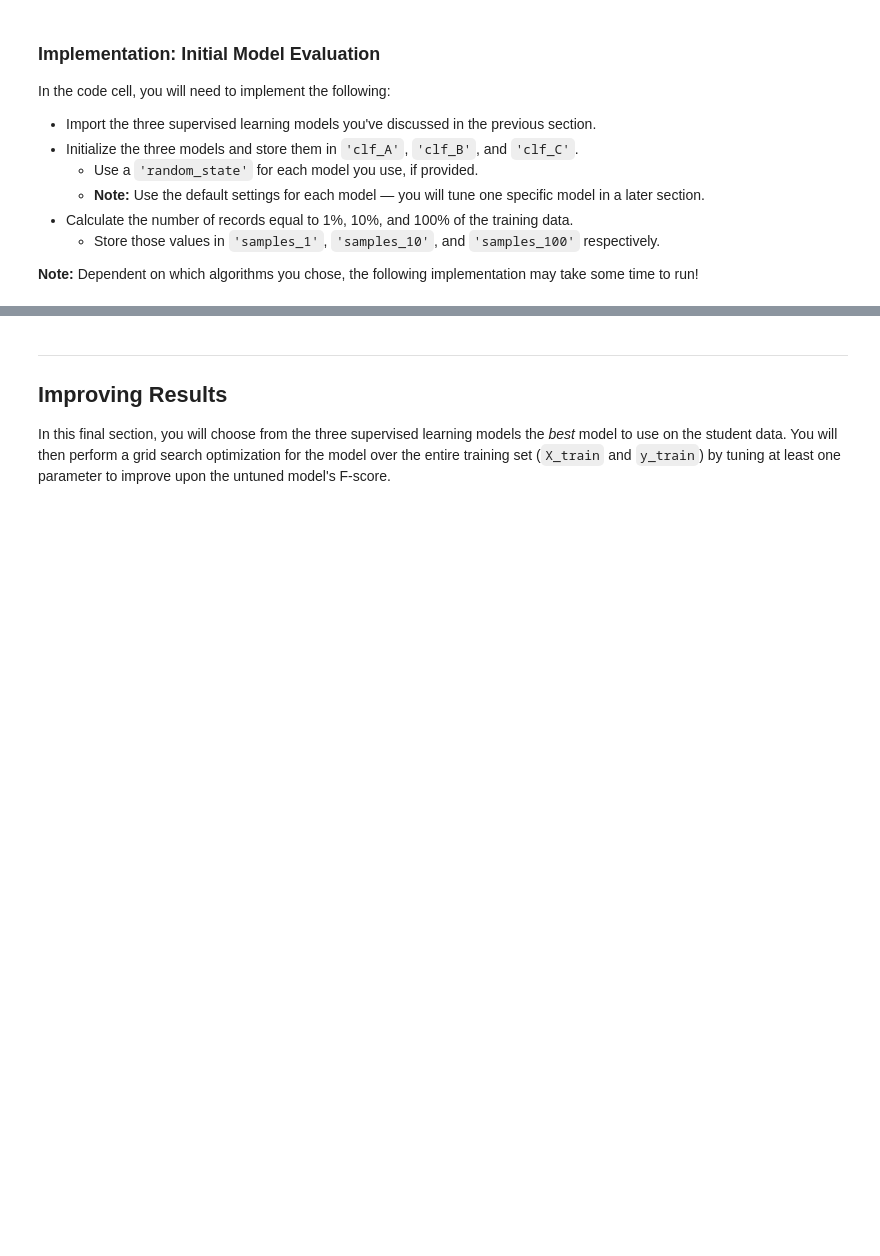
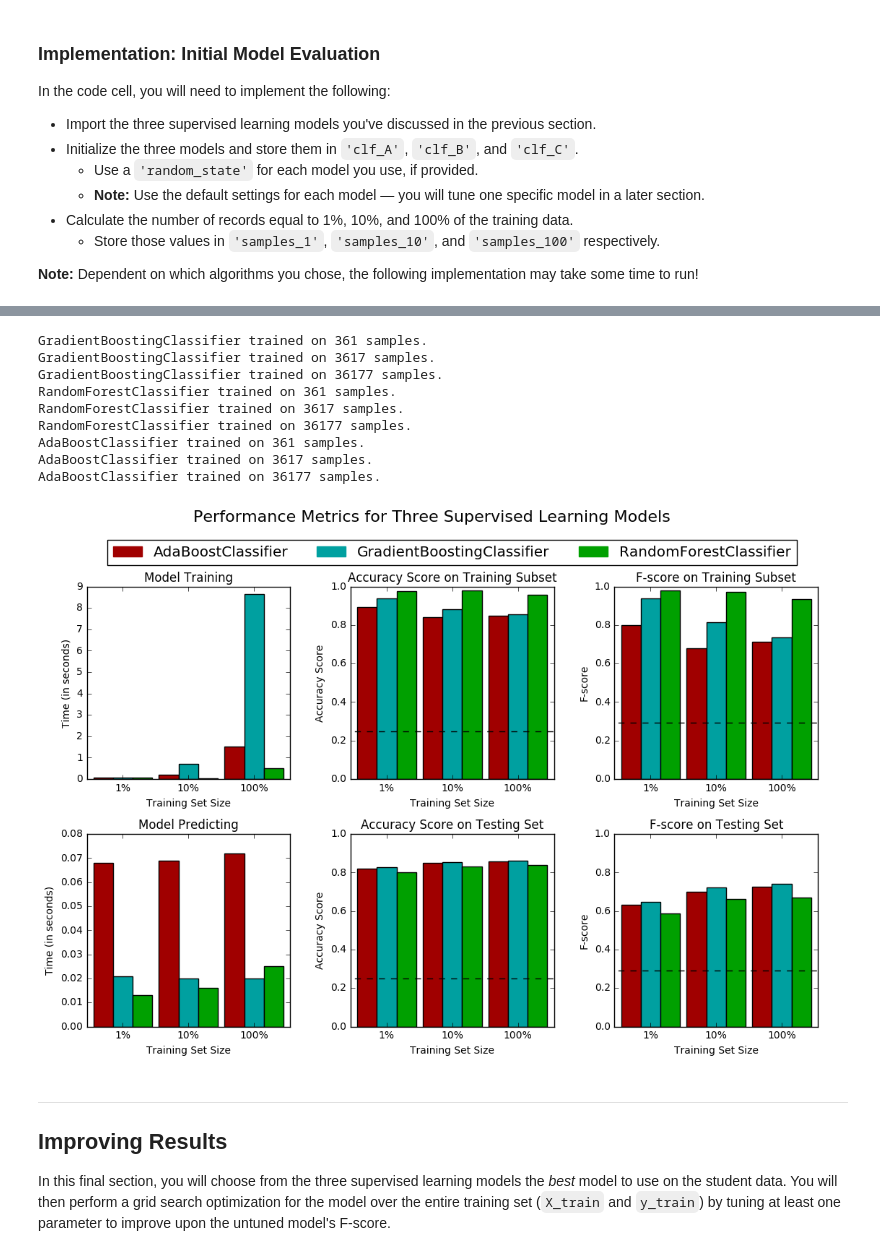
Before and after one commit to finalelement/udacity_nd_ml, a Jupyter notebook: finding_donors/finding_donors.ipynb, the cells around one changed output, grey strips where cells are left out. Drawn from its saved outputs; the diff is of its cells as text; code cells hidden in the pictures; blank space fills up the shorter version.

```diff
--- a/finding_donors/finding_donors.ipynb
+++ b/finding_donors/finding_donors.ipynb
@@ -225,6 +279,10 @@ In the code block below, you will need to implement the following:
    - Make sure that you set the `beta` parameter!
 # %%
 # TODO: Import two metrics from sklearn - fbeta_score and accuracy_score
+from sklearn.metrics import fbeta_score, accuracy_score
+from time import time
+
+beta = 0.5
 
 def train_predict(learner, sample_size, X_train, y_train, X_test, y_test):
     '''
@@ -239,35 +297,38 @@ def train_predict(learner, sample_size, X_train, y_train, X_test, y_test):
 
     results = {}
 
+    X_train = X_train[:sample_size]
+    y_train = y_train[:sample_size]
+
     # TODO: Fit the learner to the training data using slicing with 'sample_size'
     start = time() # Get start time
-    learner = None
+    learner.fit(X_train,y_train)
     end = time() # Get end time
 
     # TODO: Calculate the training time
-    results['train_time'] = None
+    results['train_time'] = end - start
 
     # TODO: Get the predictions on the test set,
     #       then get predictions on the first 300 training samples
     start = time() # Get start time
-    predictions_test = None
-    predictions_train = None
+    predictions_test = learner.predict(X_test)
+    predictions_train = learner.predict(X_train[:300])
     end = time() # Get end time
 
     # TODO: Calculate the total prediction time
-    results['pred_time'] = None
+    results['pred_time'] = end - start
 
     # TODO: Compute accuracy on the first 300 training samples
-    results['acc_train'] = None
+    results['acc_train'] = accuracy_score(y_train[:300], predictions_train)
 
     # TODO: Compute accuracy on test set
-    results['acc_test'] = None
+    results['acc_test'] = accuracy_score(y_test, predictions_test)
 
     # TODO: Compute F-score on the the first 300 training samples
-    results['f_train'] = None
+    results['f_train'] = fbeta_score(y_train[:300], predictions_train, beta=beta)
 
     # TODO: Compute F-score on the test set
-    results['f_test'] = None
+    results['f_test'] = fbeta_score(y_test, predictions_test, beta=beta)
 
     # Success
     print "{} trained on {} samples.".format(learner.__class__.__name__, sample_size)
@@ -288,27 +391,41 @@ In the code cell, you will need to implement the following:
 # %%
 # TODO: Import the three supervised learning models from sklearn
-
+from sklearn.naive_bayes import GaussianNB
+from sklearn.ensemble import RandomForestClassifier
+from sklearn.ensemble import AdaBoostClassifier
+from sklearn.ensemble import GradientBoostingClassifier
 # TODO: Initialize the three models
-clf_A = None
-clf_B = None
-clf_C = None
+clf_A = GradientBoostingClassifier(random_state=0)
+clf_B = RandomForestClassifier(random_state=0)
+clf_C = AdaBoostClassifier(random_state=0)
 
 # TODO: Calculate the number of samples for 1%, 10%, and 100% of the training data
-samples_1 = None
-samples_10 = None
-samples_100 = None
+samples_1 = len(X_train)/100
+samples_10 = len(X_train)/10
+samples_100 = len(X_train)
 
 # Collect results on the learners
 results = {}
 for clf in [clf_A, clf_B, clf_C]:
     clf_name = clf.__class__.__name__
     results[clf_name] = {}
     for i, samples in enumerate([samples_1, samples_10, samples_100]):
         results[clf_name][i] = \
         train_predict(clf, samples, X_train, y_train, X_test, y_test)
 
 # Run metrics visualization for the three supervised learning models chosen
 vs.evaluate(results, accuracy, fscore)
+# %% [output]
+GradientBoostingClassifier trained on 361 samples.
+GradientBoostingClassifier trained on 3617 samples.
+GradientBoostingClassifier trained on 36177 samples.
+RandomForestClassifier trained on 361 samples.
+RandomForestClassifier trained on 3617 samples.
+RandomForestClassifier trained on 36177 samples.
+AdaBoostClassifier trained on 361 samples.
+AdaBoostClassifier trained on 3617 samples.
+AdaBoostClassifier trained on 36177 samples.
+[figure, added]
 # %% [markdown]
 ----
 ## Improving Results
```
Also changed, not shown: parts of 29 cells of this notebook, 1 other file.
